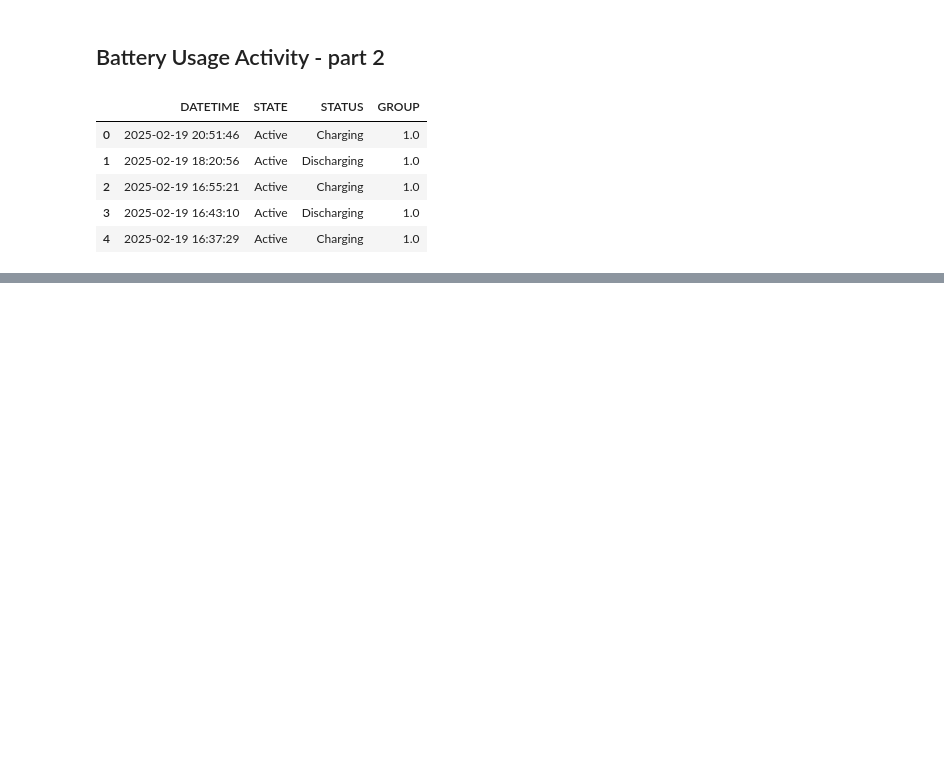
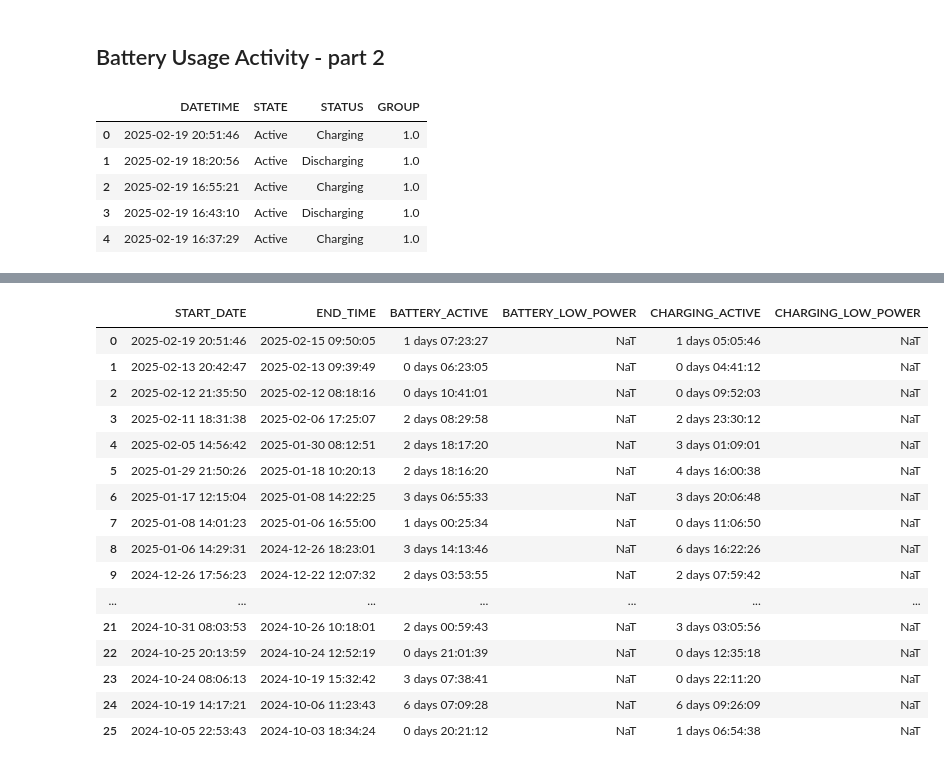
Before and after one commit to vishnumur777/mybatop, a Jupyter notebook: debug/battery-activity.ipynb, the cells around one changed output, grey strips where cells are left out. Saved outputs shown, nothing was run; the diff lists cells and outputs as text; code cells hidden in the pictures; blank space fills up the shorter version.

Commit message:
extra: changing battery-activity.ipynb

```diff
--- a/debug/battery-activity.ipynb
+++ b/debug/battery-activity.ipynb
@@ -162,0 +177,30 @@ df.to_html("sample.html",index=False)
+# %%
+df = batuse_dc_act_gr.merge(batuse_dc_low_gr, on="GROUP", how="outer")\
+            .merge(batuse_ch_act_gr, on="GROUP", how="outer")\
+            .merge(batuse_ch_low_gr, on="GROUP", how="outer")
+# %%
+final_df = datetime_df.merge(df, on=datetime_df.index, how="outer")
+# %%
+final_df = final_df.fillna("-")
+# %%
+final_df = final_df.drop(columns=["key_0","GROUP"])
+# %%
+final_df
+# %% [output]
+|  | START_DATE | END_TIME | BATTERY_ACTIVE | BATTERY_LOW_POWER | CHARGING_ACTIVE | CHARGING_LOW_POWER |
+| 0 | 2025-02-19 20:51:46 | 2025-02-15 09:50:05 | 1 days 07:23:27 | NaT | 1 days 05:05:46 | NaT |
+| 1 | 2025-02-13 20:42:47 | 2025-02-13 09:39:49 | 0 days 06:23:05 | NaT | 0 days 04:41:12 | NaT |
+| 2 | 2025-02-12 21:35:50 | 2025-02-12 08:18:16 | 0 days 10:41:01 | NaT | 0 days 09:52:03 | NaT |
+| 3 | 2025-02-11 18:31:38 | 2025-02-06 17:25:07 | 2 days 08:29:58 | NaT | 2 days 23:30:12 | NaT |
+| 4 | 2025-02-05 14:56:42 | 2025-01-30 08:12:51 | 2 days 18:17:20 | NaT | 3 days 01:09:01 | NaT |
+| 5 | 2025-01-29 21:50:26 | 2025-01-18 10:20:13 | 2 days 18:16:20 | NaT | 4 days 16:00:38 | NaT |
+| 6 | 2025-01-17 12:15:04 | 2025-01-08 14:22:25 | 3 days 06:55:33 | NaT | 3 days 20:06:48 | NaT |
+| 7 | 2025-01-08 14:01:23 | 2025-01-06 16:55:00 | 1 days 00:25:34 | NaT | 0 days 11:06:50 | NaT |
+| 8 | 2025-01-06 14:29:31 | 2024-12-26 18:23:01 | 3 days 14:13:46 | NaT | 6 days 16:22:26 | NaT |
+| 9 | 2024-12-26 17:56:23 | 2024-12-22 12:07:32 | 2 days 03:53:55 | NaT | 2 days 07:59:42 | NaT |
+| ... | ... | ... | ... | ... | ... | ... |
+| 21 | 2024-10-31 08:03:53 | 2024-10-26 10:18:01 | 2 days 00:59:43 | NaT | 3 days 03:05:56 | NaT |
+| 22 | 2024-10-25 20:13:59 | 2024-10-24 12:52:19 | 0 days 21:01:39 | NaT | 0 days 12:35:18 | NaT |
+| 23 | 2024-10-24 08:06:13 | 2024-10-19 15:32:42 | 3 days 07:38:41 | NaT | 0 days 22:11:20 | NaT |
+| 24 | 2024-10-19 14:17:21 | 2024-10-06 11:23:43 | 6 days 07:09:28 | NaT | 6 days 09:26:09 | NaT |
+| 25 | 2024-10-05 22:53:43 | 2024-10-03 18:34:24 | 0 days 20:21:12 | NaT | 1 days 06:54:38 | NaT |
```
Also changed, not shown: parts of 18 cells of this notebook.
